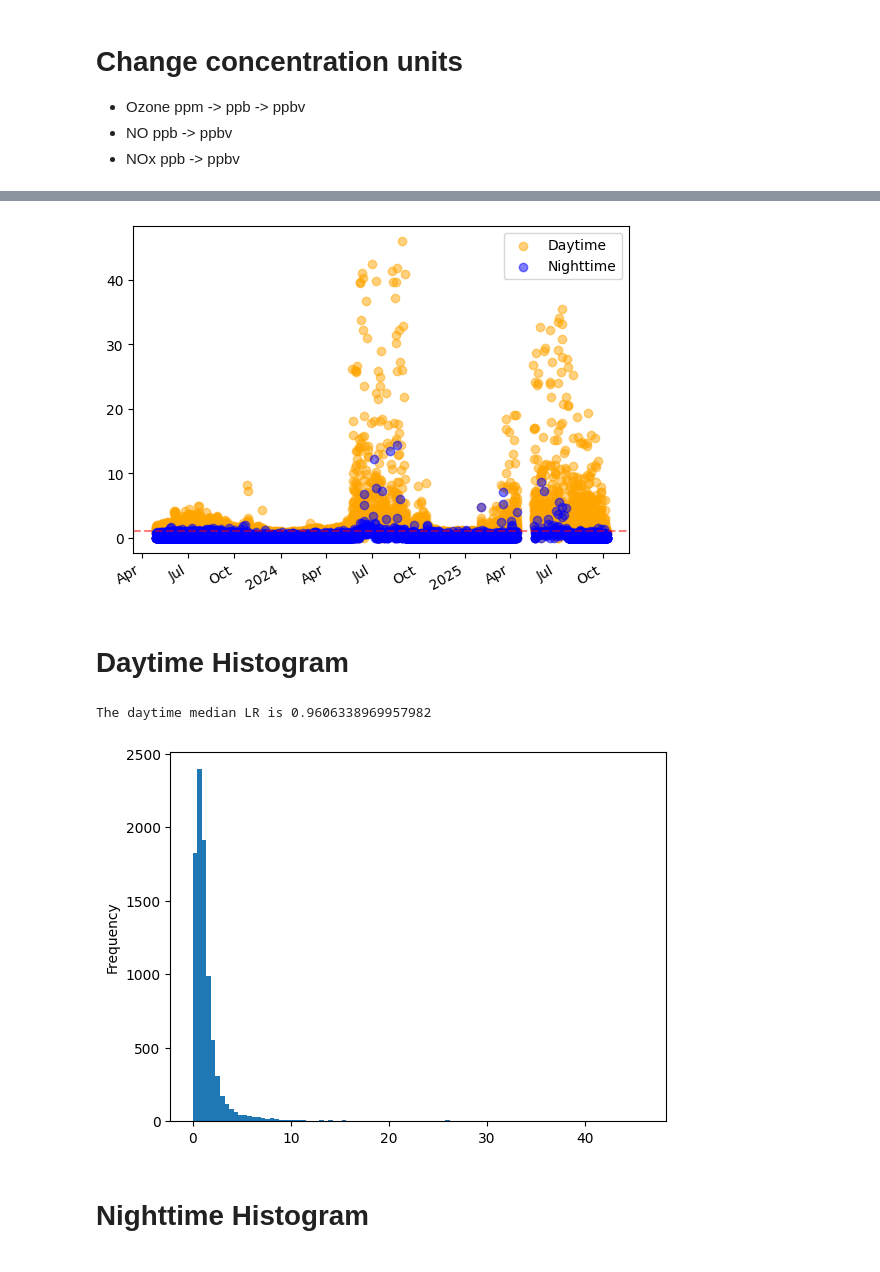
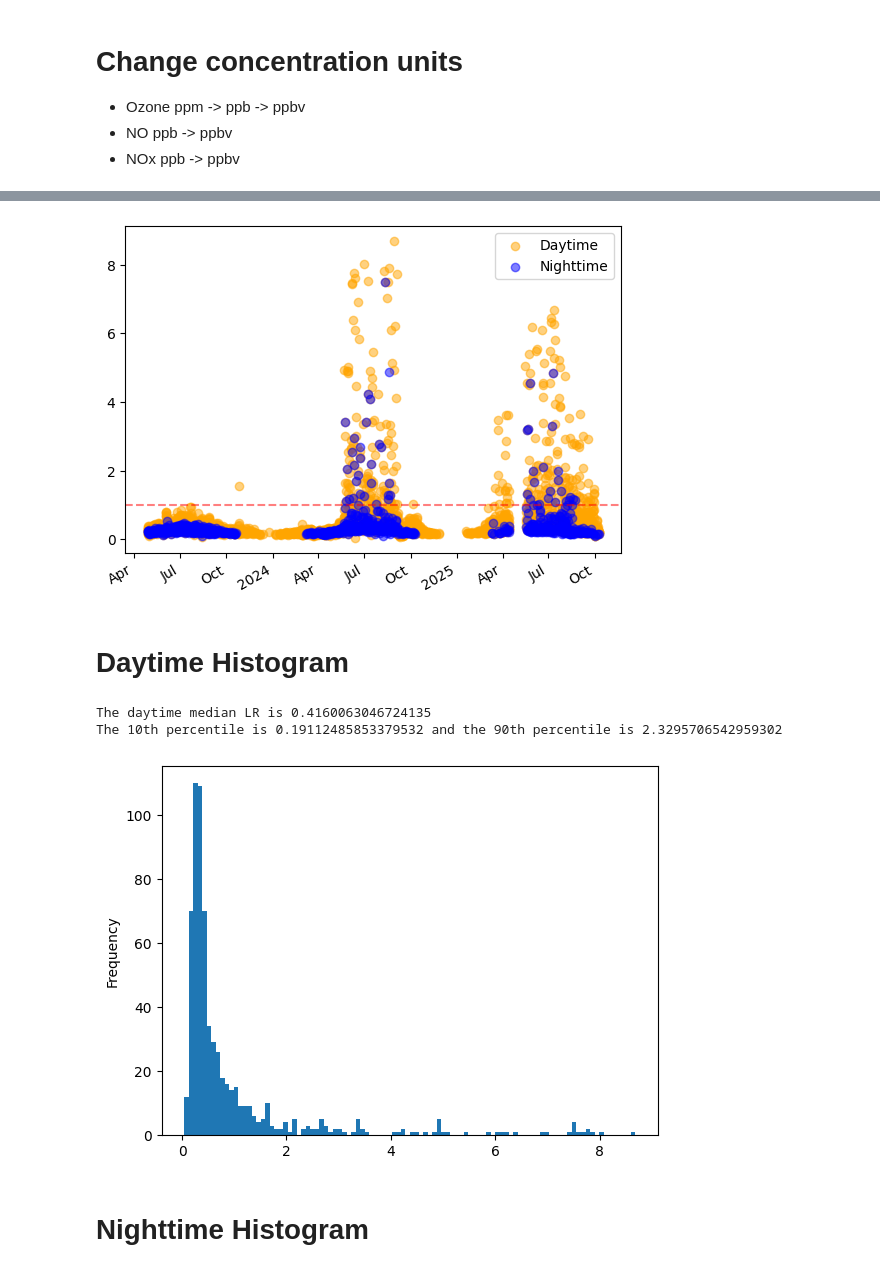
Before and after one commit to isaa-sudweeks/leighton-relationship, a Jupyter notebook: Leighton_Relationship_Calculator.ipynb, the cells around one changed output, grey strips where cells are left out. Drawn from its saved outputs; the diff is of its cells as text; code cells hidden in the pictures.

```diff
--- a/Leighton_Relationship_Calculator.ipynb
+++ b/Leighton_Relationship_Calculator.ipynb
@@ -16,8 +16,12 @@ UVdata.index = pd.to_datetime(UVdata.index, errors='coerce')
 data = data.merge(UVdata, left_index=True, right_index=True)
 
 data.rename(columns={'HW': 'UV'}, inplace=True)
-#data['UV'] = data['UV'].where(data['UV'] > 0)
+
+# Only keep UV values greater than zero
+data['UV'] = data['UV'].where(data['UV'] > 10) #Change this as needed
 data['NO'] = data['NO'].where(data['NO'] > 0)
+data["NO2"] = data["NO2"].where(data["NO2"] > 0)
+data["O3"] = data["O3"].where(data["O3"] > 0)
 
 # Drop any rows with NaN values and filter for positive SR_Synoptic
 data.dropna(inplace=True)
@@ -49,7 +53,7 @@ data['f_T'] = f298 * np.exp(g * (1/data['Temp[K]'] - 1/298.0))
 # %% [markdown]
 ## Calculating J
 # %%
-C=7.784e-5 * 5.3
+C=7.784e-5
 data['J']=C*data['UV']
 # %% [markdown]
 # Change concentration units
@@ -84,8 +95,10 @@ data.to_csv('data/Hawthorne/Leighton_Relationship_HW.csv')
 
 fig, ax = plt.subplots()
 
-daytime = data[data['SR_Synoptic'] > 5]
-nighttime = data[data['SR_Synoptic'] <= 5]
+# daytime = data[data['UV'] > 5]
+# nighttime = data[data['UV'] <= 5]
+daytime = data.between_time('09:00', '16:00')
+nighttime = data.between_time('16:00', '09:00')
 
 ax.scatter(daytime.index, daytime['LR'], c='orange', alpha=0.5, label='Daytime')
 ax.scatter(nighttime.index, nighttime['LR'], c='blue', alpha=0.5, label='Nighttime')
@@ -119,13 +132,15 @@ Name: LR, Length: 16441, dtype: float64
-[figure, old version]
+[figure, new version]
 # %% [markdown]
 # Daytime Histogram
 # %%
 daytime['LR'].plot(kind='hist', bins=100)
 median_LR = daytime['LR'].median()
 print(f"The daytime median LR is {median_LR}")
+print(f"The 10th percentile is {daytime["LR"].quantile(0.1)} and the 90th percentile is {daytime["LR"].quantile(0.9)}")
 # %% [output]
-The daytime median LR is 0.9606338969957982
+The daytime median LR is 0.4160063046724135
+The 10th percentile is 0.19112485853379532 and the 90th percentile is 2.3295706542959302
-[figure, old version]
+[figure, new version]
 # %% [markdown]
 # Nighttime Histogram
 # %%
```
Also changed, not shown: parts of 5 cells of this notebook, 1 other file.
